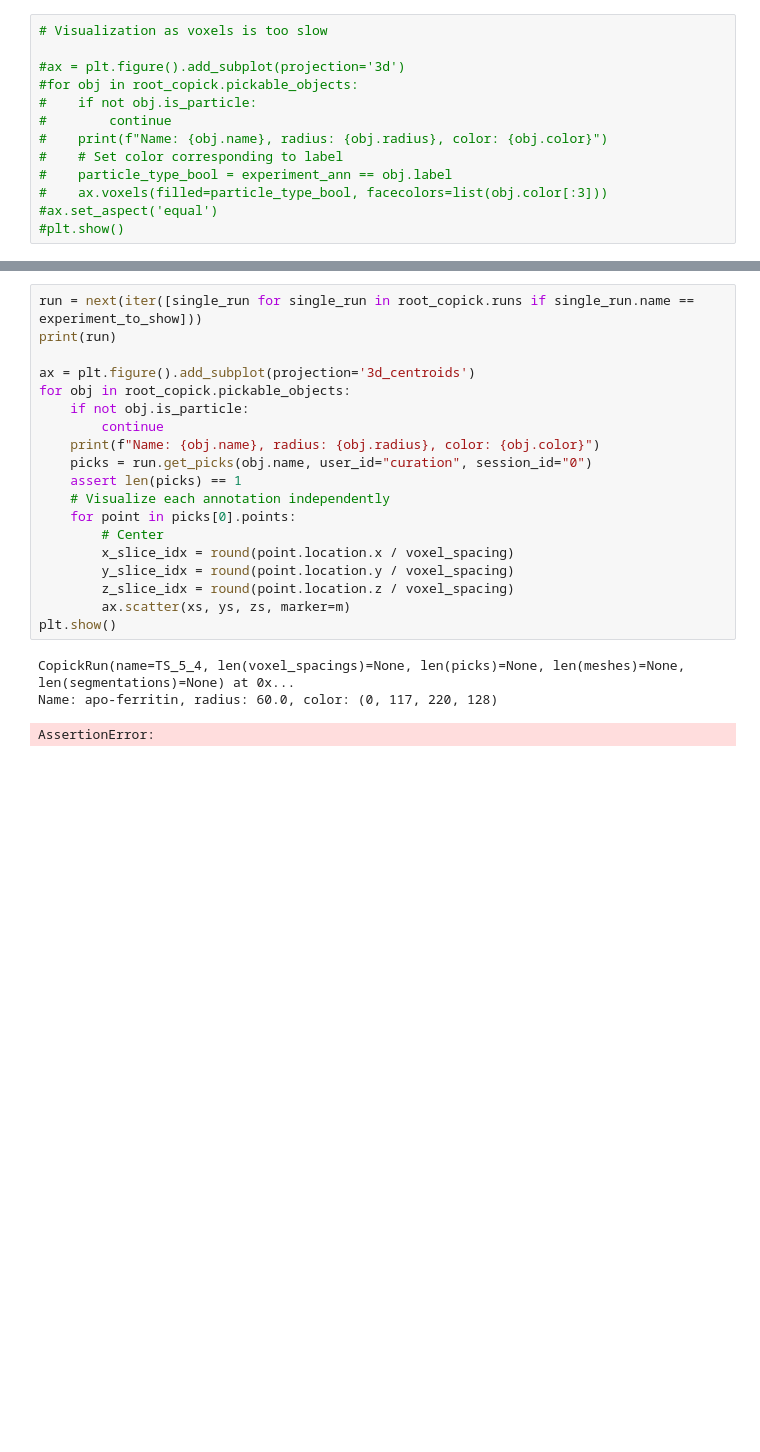
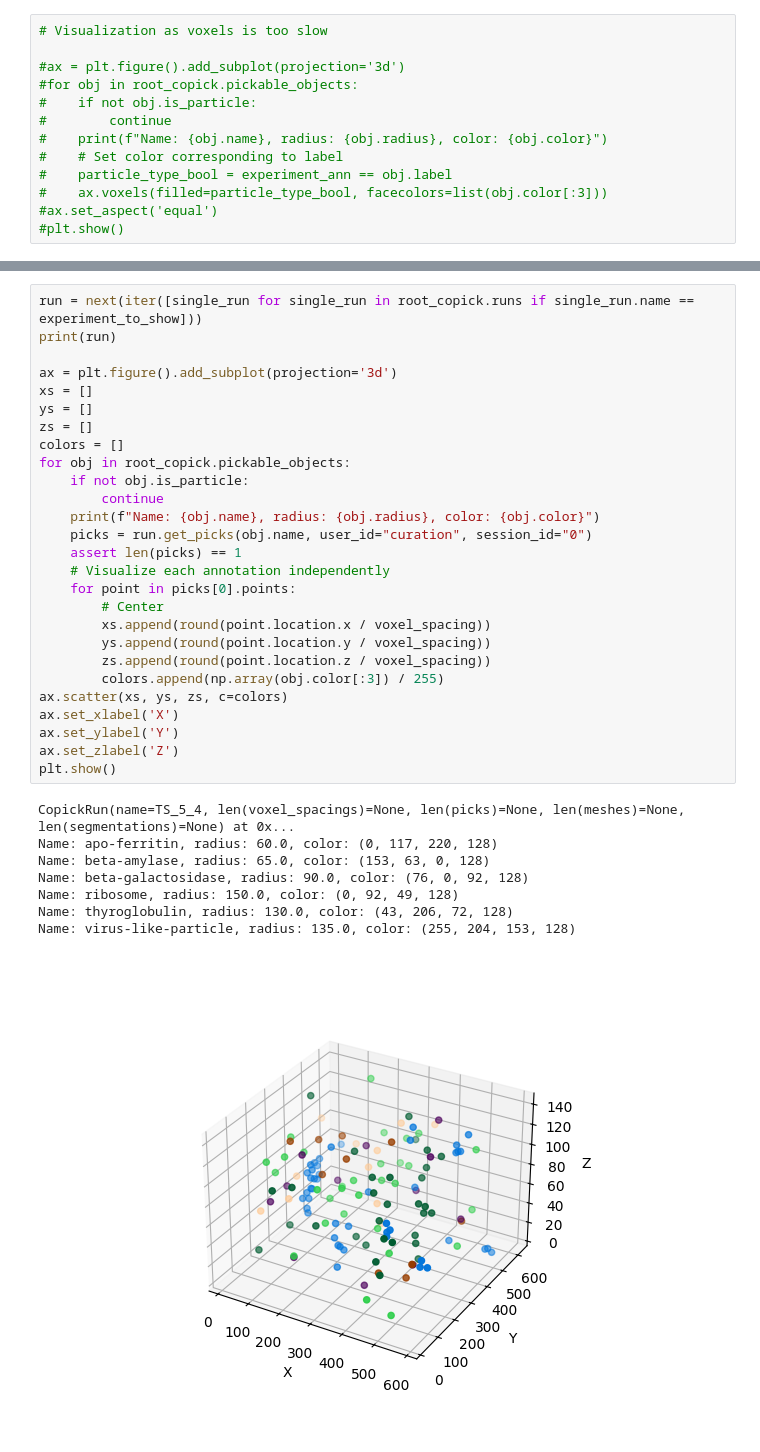
Before and after one commit to SlipknotTN/kaggle_cryo_et, a Jupyter notebook: data/visualize_data_3d.ipynb, the cells around one changed output, grey strips where cells are left out. Saved outputs shown, nothing was run; the diff lists cells and outputs as text; blank space fills up the shorter version.

Commit message:
Interactive 3D plots

```diff
--- a/data/visualize_data_3d.ipynb
+++ b/data/visualize_data_3d.ipynb
@@ -42,23 +47,36 @@ experiment_to_show = "TS_5_4"
 # %%
 run = next(iter([single_run for single_run in root_copick.runs if single_run.name == experiment_to_show]))
 print(run)
 
-ax = plt.figure().add_subplot(projection='3d_centroids')
+ax = plt.figure().add_subplot(projection='3d')
+xs = []
+ys = []
+zs = []
+colors = []
 for obj in root_copick.pickable_objects:
     if not obj.is_particle:
         continue
     print(f"Name: {obj.name}, radius: {obj.radius}, color: {obj.color}")
     picks = run.get_picks(obj.name, user_id="curation", session_id="0")
     assert len(picks) == 1
     # Visualize each annotation independently
     for point in picks[0].points:
         # Center
-        x_slice_idx = round(point.location.x / voxel_spacing)
-        y_slice_idx = round(point.location.y / voxel_spacing)
-        z_slice_idx = round(point.location.z / voxel_spacing)
-        ax.scatter(xs, ys, zs, marker=m)
+        xs.append(round(point.location.x / voxel_spacing))
+        ys.append(round(point.location.y / voxel_spacing))
+        zs.append(round(point.location.z / voxel_spacing))
+        colors.append(np.array(obj.color[:3]) / 255)
+ax.scatter(xs, ys, zs, c=colors)
+ax.set_xlabel('X')
+ax.set_ylabel('Y')
+ax.set_zlabel('Z')
 plt.show()
 # %% [output]
 CopickRun(name=TS_5_4, len(voxel_spacings)=None, len(picks)=None, len(meshes)=None, len(segmentations)=None) at 0x...
 Name: apo-ferritin, radius: 60.0, color: (0, 117, 220, 128)
+Name: beta-amylase, radius: 65.0, color: (153, 63, 0, 128)
+Name: beta-galactosidase, radius: 90.0, color: (76, 0, 92, 128)
+Name: ribosome, radius: 150.0, color: (0, 92, 49, 128)
+Name: thyroglobulin, radius: 130.0, color: (43, 206, 72, 128)
+Name: virus-like-particle, radius: 135.0, color: (255, 204, 153, 128)
-AssertionError:
+[figure, added]
```
Also changed, not shown: parts of 3 cells of this notebook.
